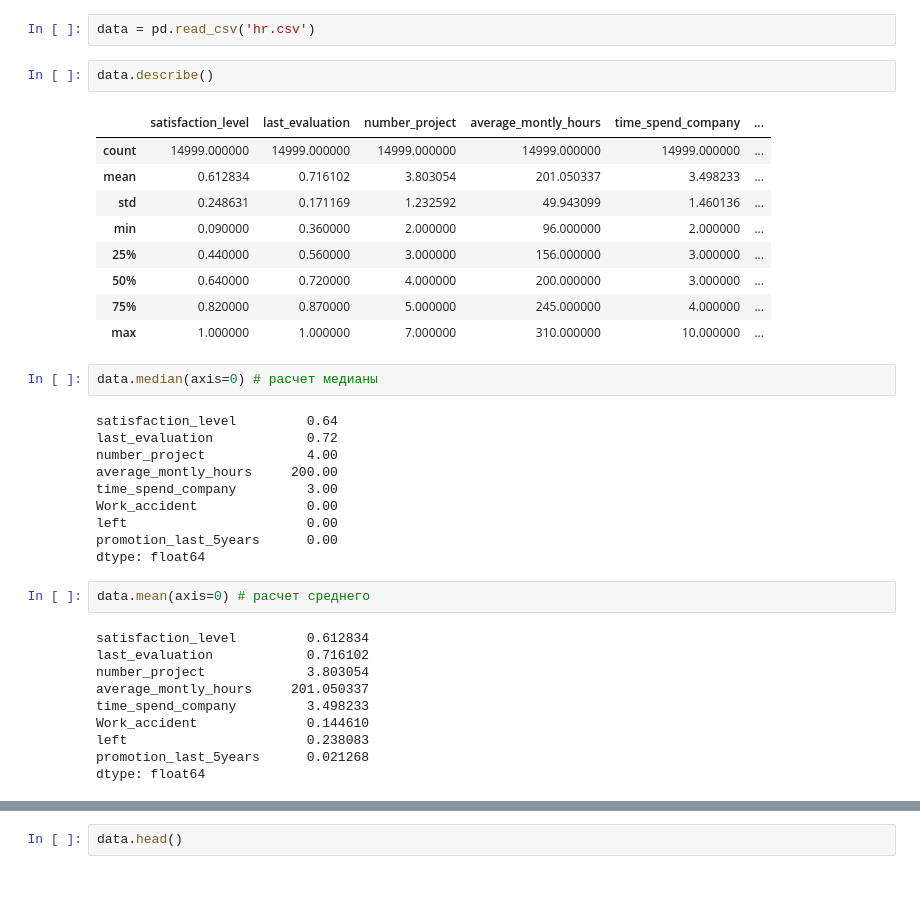
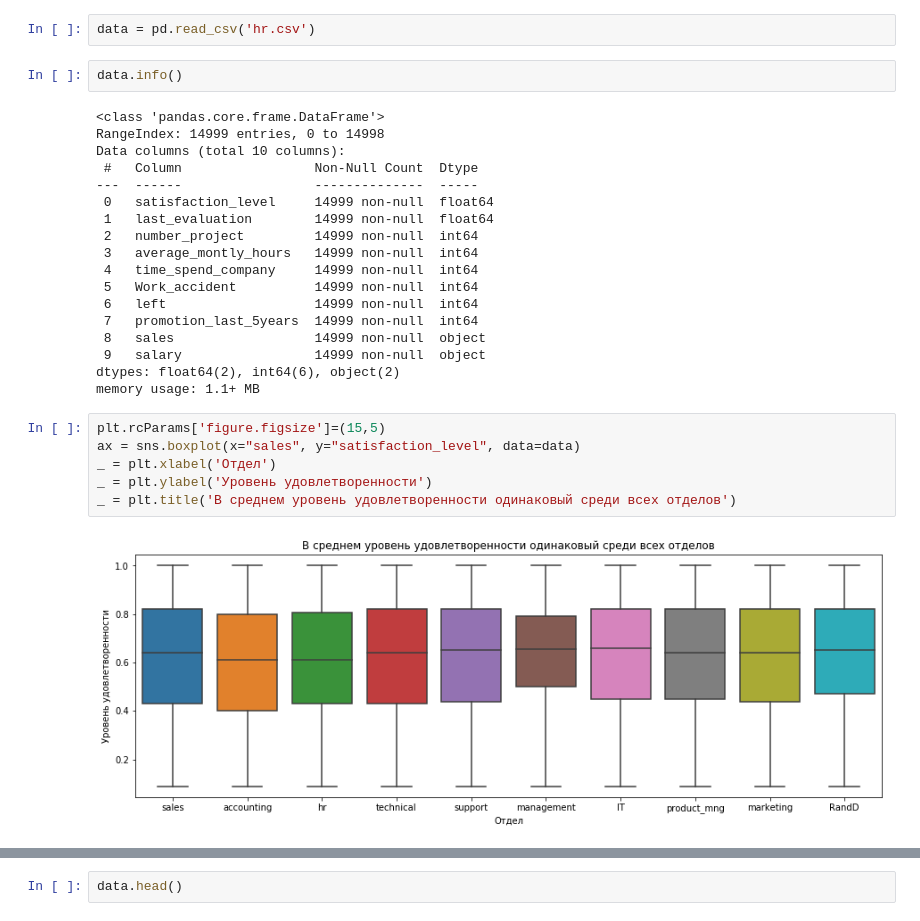
Before and after one commit to AnastasiaVB/pyda-9, a Jupyter notebook: Diploma/Diploma.ipynb, the cells around one changed output, grey strips where cells are left out. Cells and saved outputs as stored; diff of their text form; blank space fills up the shorter version.

```diff
--- a/Diploma/Diploma.ipynb
+++ b/Diploma/Diploma.ipynb
@@ -17,38 +22,30 @@ import pandas as pd
 # %%
 data = pd.read_csv('hr.csv')
 # %%
-data.describe()
+data.info()
 # %% [output]
-|  | satisfaction_level | last_evaluation | number_project | average_montly_hours | time_spend_company | ... |
-| count | 14999.000000 | 14999.000000 | 14999.000000 | 14999.000000 | 14999.000000 | ... |
-| mean | 0.612834 | 0.716102 | 3.803054 | 201.050337 | 3.498233 | ... |
-| std | 0.248631 | 0.171169 | 1.232592 | 49.943099 | 1.460136 | ... |
-| min | 0.090000 | 0.360000 | 2.000000 | 96.000000 | 2.000000 | ... |
-| 25% | 0.440000 | 0.560000 | 3.000000 | 156.000000 | 3.000000 | ... |
-| 50% | 0.640000 | 0.720000 | 4.000000 | 200.000000 | 3.000000 | ... |
-| 75% | 0.820000 | 0.870000 | 5.000000 | 245.000000 | 4.000000 | ... |
-| max | 1.000000 | 1.000000 | 7.000000 | 310.000000 | 10.000000 | ... |
+<class 'pandas.core.frame.DataFrame'>
+RangeIndex: 14999 entries, 0 to 14998
+Data columns (total 10 columns):
+ #   Column                 Non-Null Count  Dtype
+---  ------                 --------------  -----
+ 0   satisfaction_level     14999 non-null  float64
+ 1   last_evaluation        14999 non-null  float64
+ 2   number_project         14999 non-null  int64
+ 3   average_montly_hours   14999 non-null  int64
+ 4   time_spend_company     14999 non-null  int64
+ 5   Work_accident          14999 non-null  int64
+ 6   left                   14999 non-null  int64
+ 7   promotion_last_5years  14999 non-null  int64
+ 8   sales                  14999 non-null  object
+ 9   salary                 14999 non-null  object
+dtypes: float64(2), int64(6), object(2)
+memory usage: 1.1+ MB
-# %%
-data.median(axis=0) # расчет медианы
-# %% [output]
-satisfaction_level         0.64
-last_evaluation            0.72
-number_project             4.00
-average_montly_hours     200.00
-time_spend_company         3.00
-Work_accident              0.00
-left                       0.00
-promotion_last_5years      0.00
-dtype: float64
-# %%
-data.mean(axis=0) # расчет среднего
-# %% [output]
-satisfaction_level         0.612834
-last_evaluation            0.716102
-number_project             3.803054
-average_montly_hours     201.050337
-time_spend_company         3.498233
-Work_accident              0.144610
-left                       0.238083
-promotion_last_5years      0.021268
-dtype: float64
+# %%
+plt.rcParams['figure.figsize']=(15,5)
+ax = sns.boxplot(x="sales", y="satisfaction_level", data=data)
+_ = plt.xlabel('Отдел')
+_ = plt.ylabel('Уровень удовлетворенности')
+_ = plt.title('В среднем уровень удовлетворенности одинаковый среди всех отделов')
+# %% [output]
+[figure, added]
```
Also changed, not shown: parts of 43 cells of this notebook, 1 other file.
